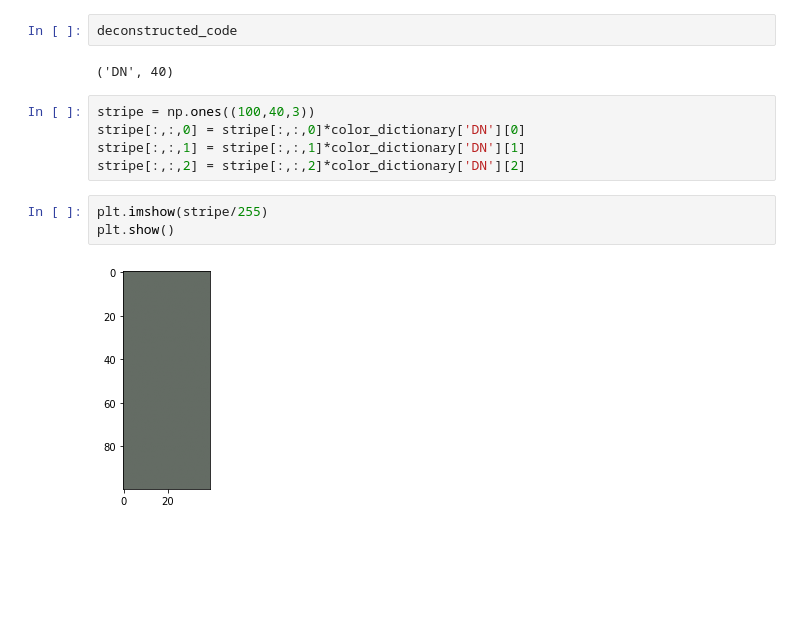
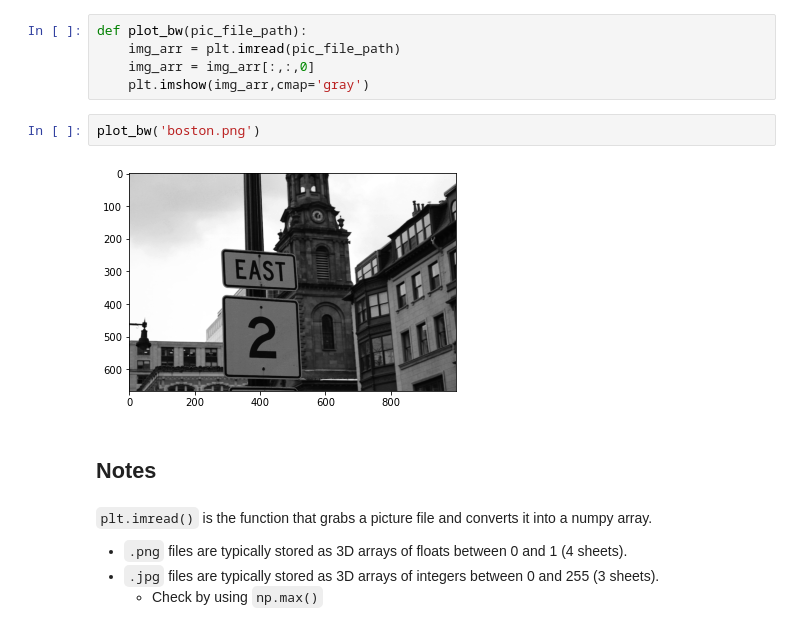
Before and after one commit to rahollis/rahollis.github.io, a Jupyter notebook: _static/week7_in_class.ipynb, the cells around one changed output. Cells and saved outputs as stored; diff of their text form; blank space fills up the shorter version.

```diff
--- a/_static/week7_in_class.ipynb
+++ b/_static/week7_in_class.ipynb
@@ -263,14 +39,16 @@ deconstructed_code = (let,int(num))
-# %%
-deconstructed_code
-# %% [output]
-('DN', 40)
-# %%
-stripe = np.ones((100,40,3))
-stripe[:,:,0] = stripe[:,:,0]*color_dictionary['DN'][0]
-stripe[:,:,1] = stripe[:,:,1]*color_dictionary['DN'][1]
-stripe[:,:,2] = stripe[:,:,2]*color_dictionary['DN'][2]
-# %%
-plt.imshow(stripe/255)
-plt.show()
-# %% [output]
-[figure, removed]
+# %%
+def plot_bw(pic_file_path):
+    img_arr = plt.imread(pic_file_path)
+    img_arr = img_arr[:,:,0]
+    plt.imshow(img_arr,cmap='gray')
+# %%
+plot_bw('boston.png')
+# %% [output]
+[figure, added]
+# %% [markdown]
+## Notes
+# %% [markdown]
+`plt.imread()` is the function that grabs a picture file and converts it into a numpy array.
+* `.png` files are typically stored as 3D arrays of floats between 0 and 1 (4 sheets).
+* `.jpg` files are typically stored as 3D arrays of integers between 0 and 255 (3 sheets).
+  * Check by using `np.max()`
```
Also changed, not shown: parts of 47 cells of this notebook, 21 other files.
